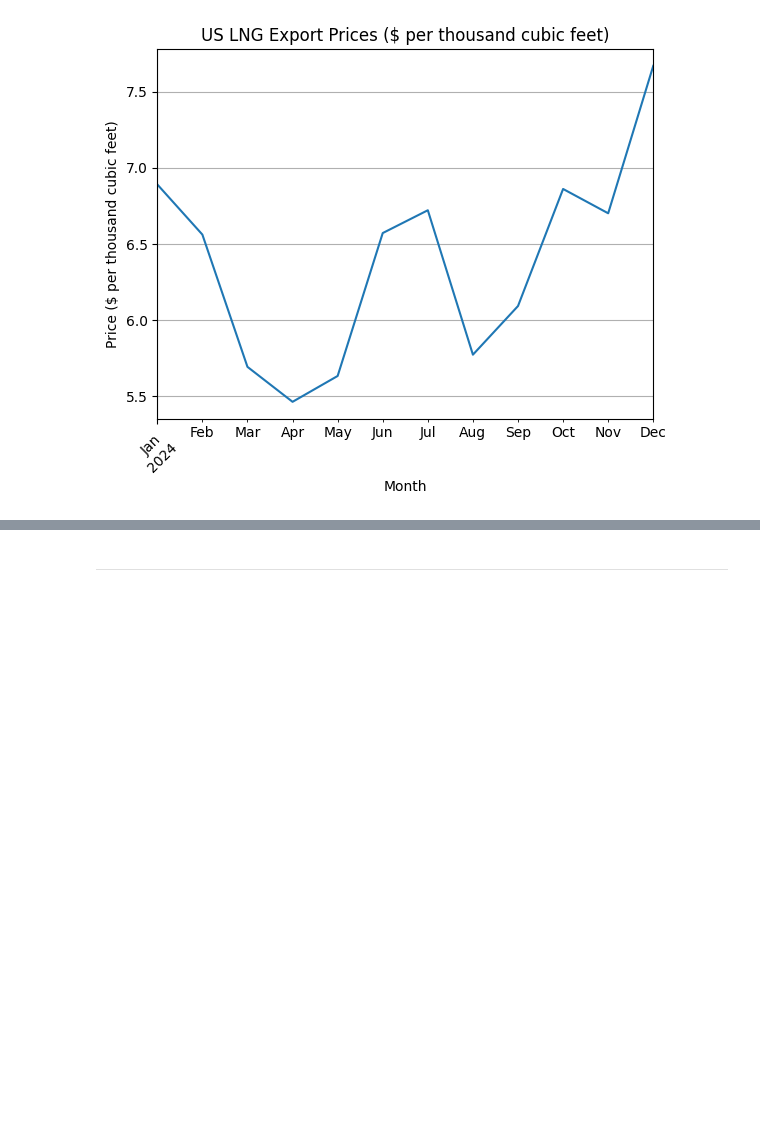
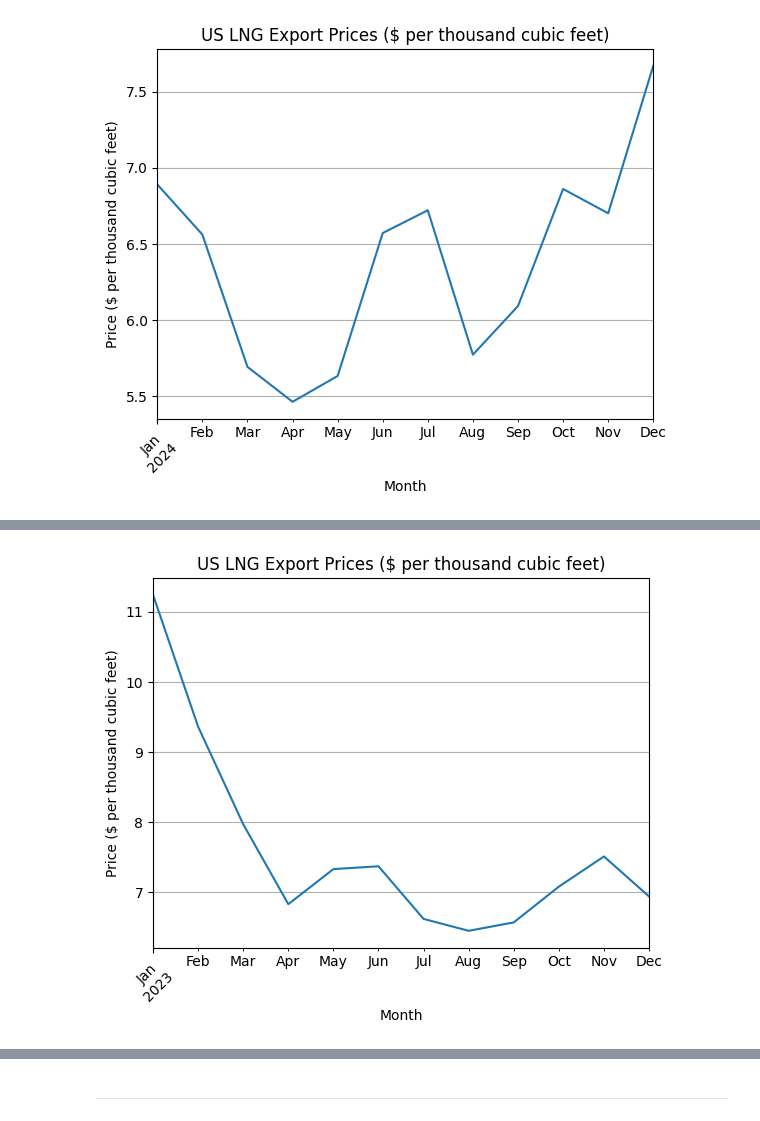
Before and after one commit to suahmed3/capstone, a Jupyter notebook: jupyter_notebooks/Capstone LNG Trading Jupyter Notebook.ipynb, the cells around one changed output, grey strips where cells are left out. Cells and saved outputs as stored; diff of their text form; code cells hidden in the pictures; blank space fills up the shorter version.

Commit message:
2023 LNG prices

```diff
--- a/jupyter_notebooks/Capstone LNG Trading Jupyter Notebook.ipynb
+++ b/jupyter_notebooks/Capstone LNG Trading Jupyter Notebook.ipynb
@@ -274,0 +272,23 @@ US LNG prices started the year at $6.89 per thousand cubic feet in January, and
+# %%
+import pandas as pd
+import matplotlib.pyplot as plt
+
+df2['Month'] = pd.to_datetime(df2['Month'], errors='coerce')
+
+df2_2023 = df2[df2['Month'].dt.year == 2023].sort_values(by='Month')
+
+df2_2023.plot(
+    kind='line',
+    x='Month',  # X-axis: Properly sorted dates
+    y='Price of Liquefied U.S. Natural Gas Exports  Dollars per Thousand Cubic Feet',
+    title='US LNG Export Prices ($ per thousand cubic feet)',
+    legend=False
+)
+
+plt.xlabel('Month')
+plt.ylabel('Price ($ per thousand cubic feet)')
+plt.xticks(rotation=45)  # Rotate x-axis labels for better readability
+plt.grid(True)
+plt.show()
+# %% [output]
+[figure, added]
```
Also changed, not shown: parts of 3 cells of this notebook.
